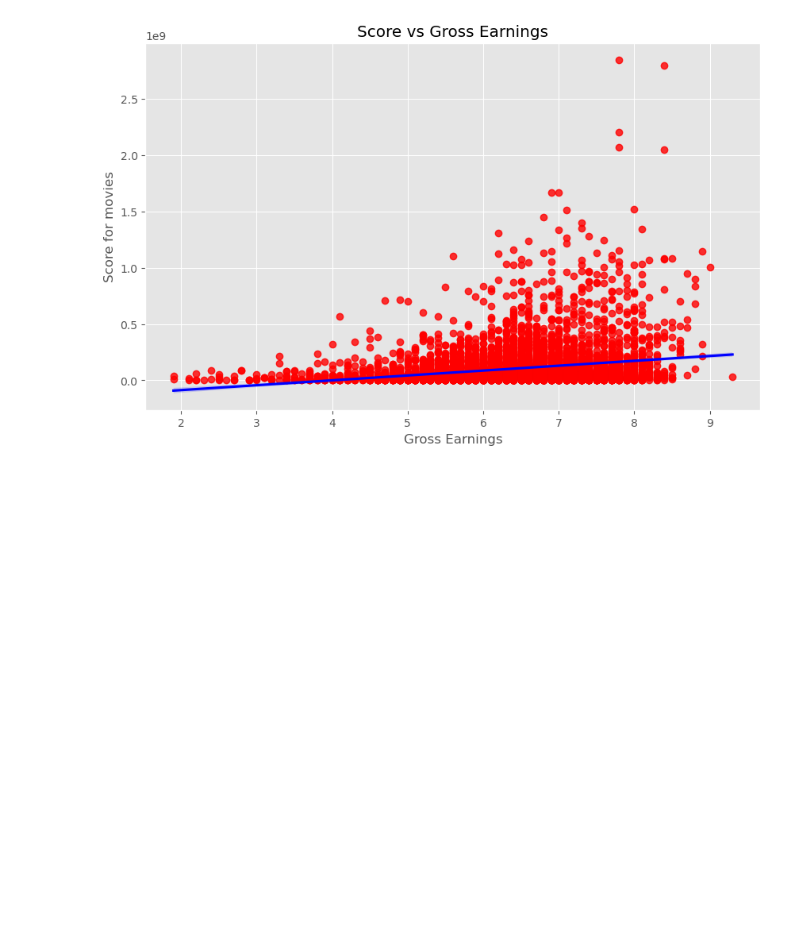
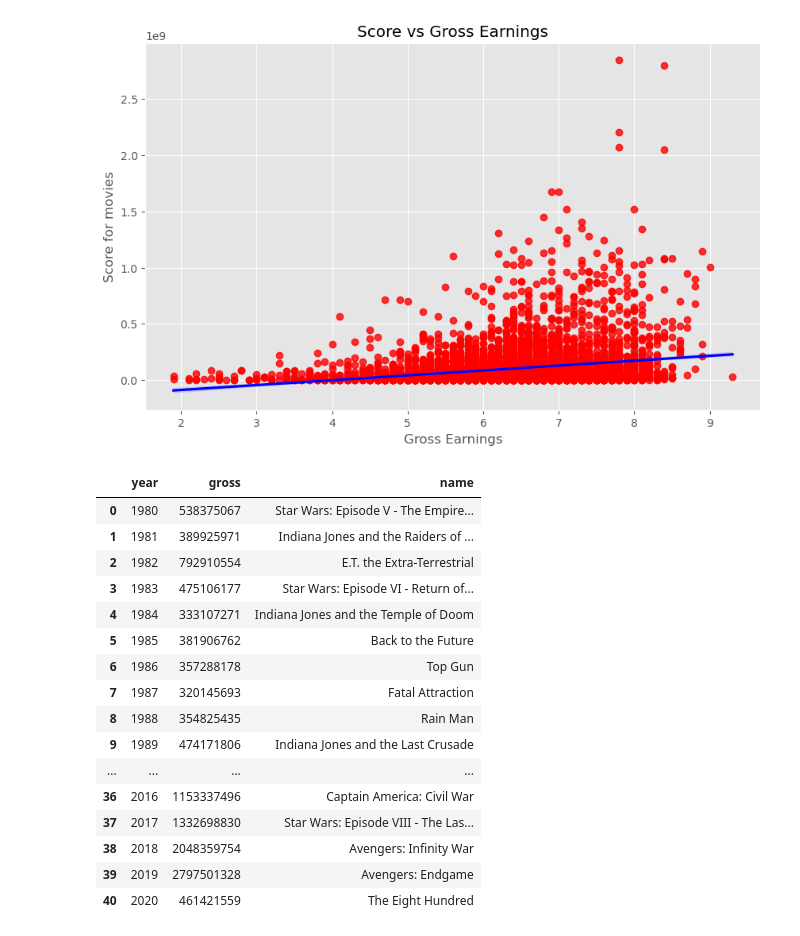
Before and after one commit to Pandey0809/Movie_Dataset_analysis, a Jupyter notebook: movies.ipynb, the cells around one changed output. Drawn from its saved outputs; the diff is of its cells as text; code cells hidden in the pictures; blank space fills up the shorter version.

```diff
--- a/movies.ipynb
+++ b/movies.ipynb
@@ -271,3 +271,34 @@ plt.ylabel('Score for movies')
 # %% [output]
 Text(0, 0.5, 'Score for movies')
 [figure]
+# %%
+year_gross = dict(zip(df.groupby(['yearcorrect']).gross.max().index,df.groupby(['yearcorrect']).gross.max().values))
+# %%
+movie_list_heighest = []
+# %%
+list_movie = df[['yearcorrect','gross','name']].values
+for i in list_movie:
+    if i[1] == year_gross[i[0]]:
+        movie_list_heighest.append(i)
+# %%
+df_heighest_by_year = pd.DataFrame(movie_list_heighest,columns=[['year','gross','name']])
+# %%
+df_heighest_by_year
+# %% [output]
+|  | year | gross | name |
+| 0 | 1980 | 538375067 | Star Wars: Episode V - The Empire... |
+| 1 | 1981 | 389925971 | Indiana Jones and the Raiders of ... |
+| 2 | 1982 | 792910554 | E.T. the Extra-Terrestrial |
+| 3 | 1983 | 475106177 | Star Wars: Episode VI - Return of... |
+| 4 | 1984 | 333107271 | Indiana Jones and the Temple of Doom |
+| 5 | 1985 | 381906762 | Back to the Future |
+| 6 | 1986 | 357288178 | Top Gun |
+| 7 | 1987 | 320145693 | Fatal Attraction |
+| 8 | 1988 | 354825435 | Rain Man |
+| 9 | 1989 | 474171806 | Indiana Jones and the Last Crusade |
+| ... | ... | ... | ... |
+| 36 | 2016 | 1153337496 | Captain America: Civil War |
+| 37 | 2017 | 1332698830 | Star Wars: Episode VIII - The Las... |
+| 38 | 2018 | 2048359754 | Avengers: Infinity War |
+| 39 | 2019 | 2797501328 | Avengers: Endgame |
+| 40 | 2020 | 461421559 | The Eight Hundred |
```
